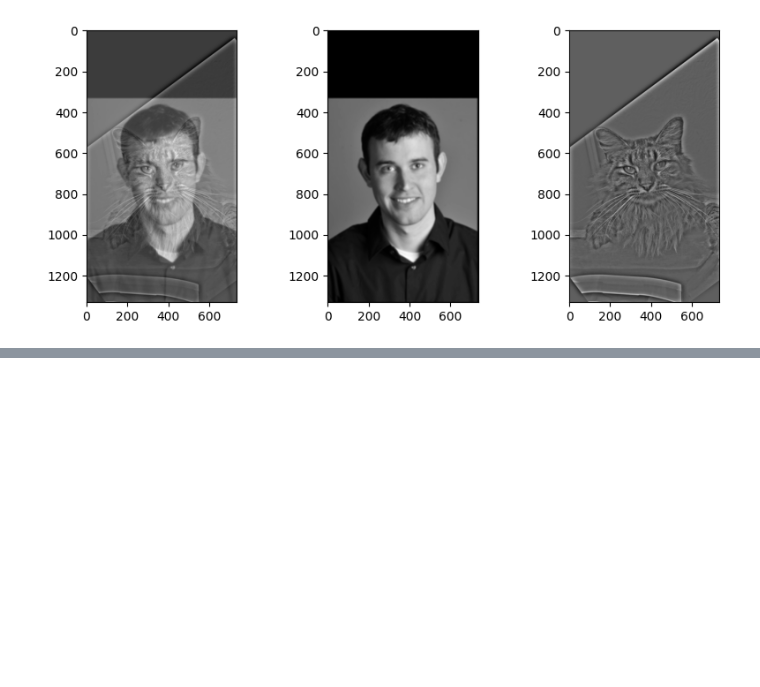
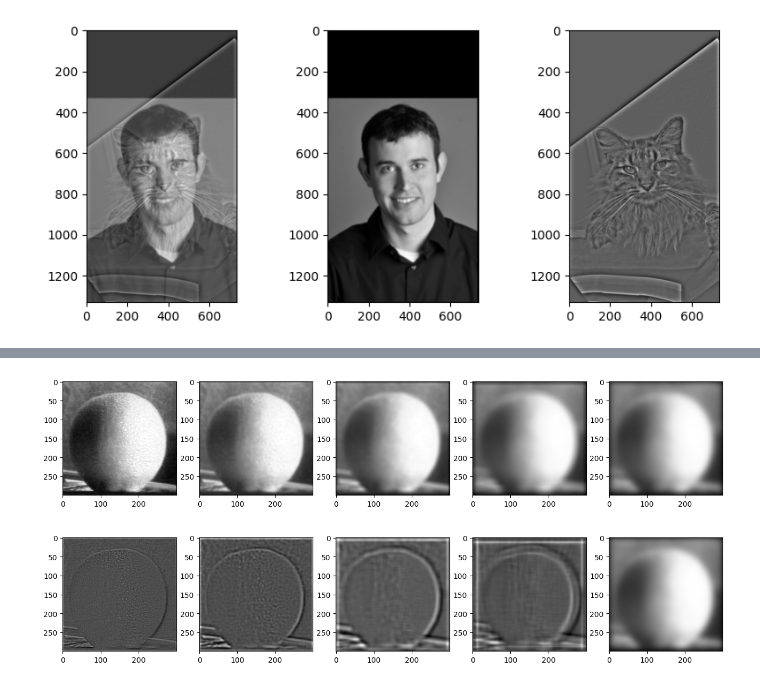
Before and after one commit to hailey-tran-9/cs180-fa23-proj2, a Jupyter notebook: code/main.ipynb, the cells around one changed output, grey strips where cells are left out. Saved outputs shown, nothing was run; the diff lists cells and outputs as text; code cells hidden in the pictures; blank space fills up the shorter version.

```diff
--- a/code/main.ipynb
+++ b/code/main.ipynb
@@ -251,0 +229,10 @@ plt.subplot(155); plt.imshow(orange_laplacian_stack[4], cmap="gray")
+# %%
+# Orange stack
+orange_gauss_stack = gaussian_stack(orange)
+orange_laplacian_stack = laplacian_stack(orange_gauss_stack)
+
+display_stack(orange_gauss_stack)
+display_stack(orange_laplacian_stack)
+# %% [output]
+[figure, added]
+[figure, added]
```
Also changed, not shown: parts of 10 cells of this notebook, 1 other file.
